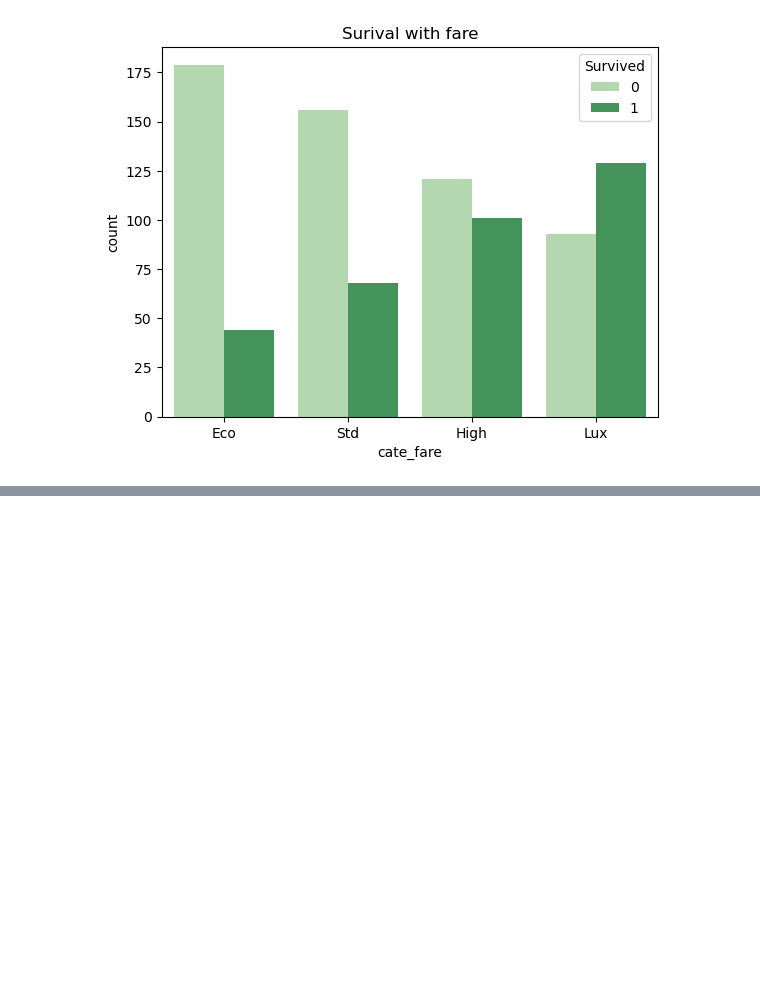
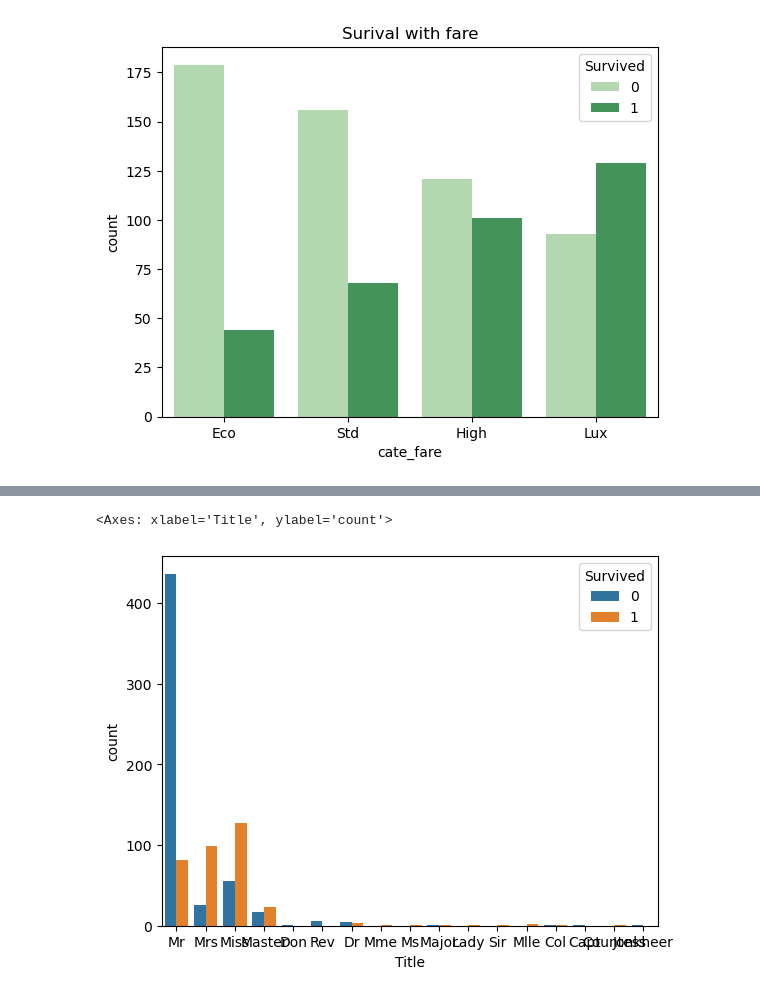
Before and after one commit to trumphu09/Data-science-getting, a Jupyter notebook: Project_Titanic_Machine_Learning_from_Diaster/EDA/ProjectTitanicML.ipynb, the cells around one changed output, grey strips where cells are left out. Cells and saved outputs as stored; diff of their text form; code cells hidden in the pictures; blank space fills up the shorter version.

Commit message:
Features Engineering and Data Wrangling for Titanic kaggle

```diff
--- a/Project_Titanic_Machine_Learning_from_Diaster/EDA/ProjectTitanicML.ipynb
+++ b/Project_Titanic_Machine_Learning_from_Diaster/EDA/ProjectTitanicML.ipynb
@@ -344,0 +342,10 @@ plt.title("Surival with fare");
+# %%
+import re # regular expression
+def get_title(name):
+    title_search = re.search(' ([A-Za-z]+)\.', name)
+    if title_search:
+        return title_search.group(1)
+    return ""
+
+train_df["Title"] = train_df["Name"].apply(get_title)
+train_df["Title"].value_counts()
@@ -344,0 +395,5 @@ plt.title("Surival with fare");
+# %%
+sns.countplot(data=train_df, x="Title", hue="Survived")
+# %% [output]
+<Axes: xlabel='Title', ylabel='count'>
+[figure, added]
```
Also changed, not shown: parts of 13 cells of this notebook.
